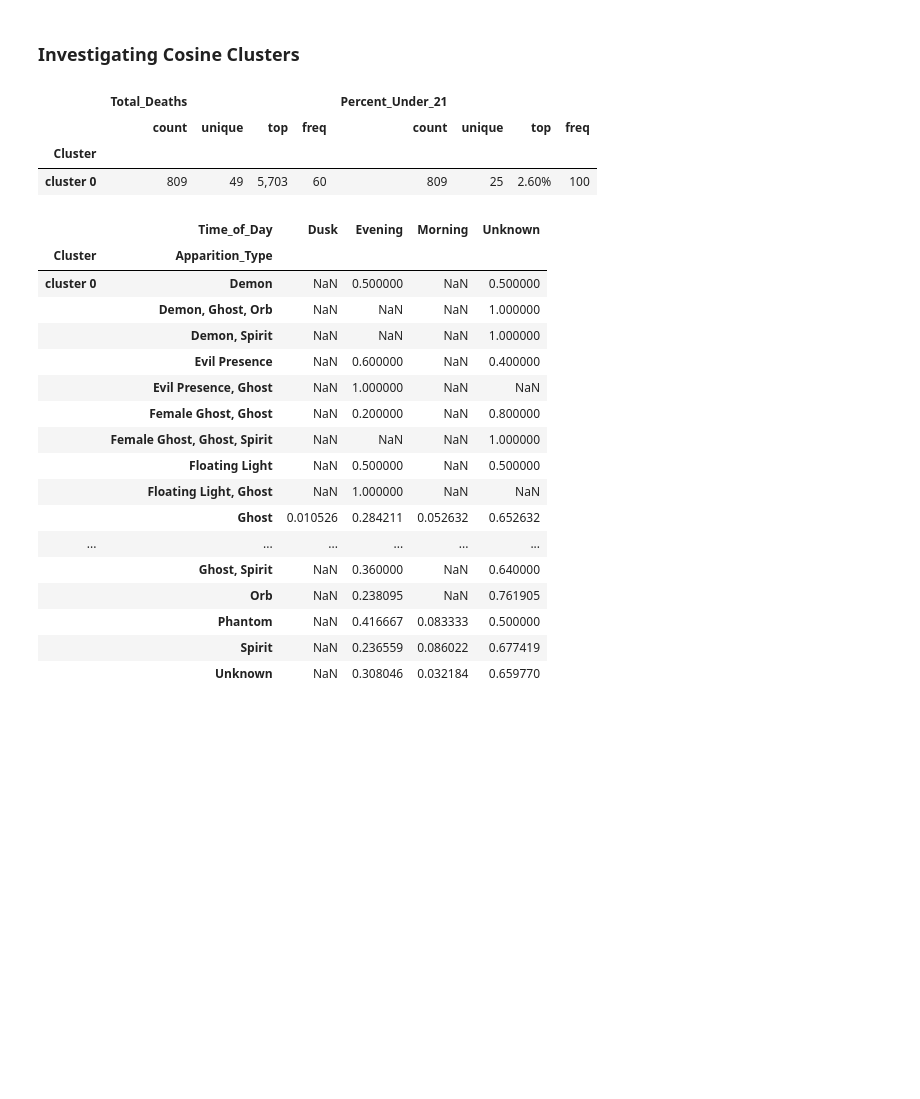
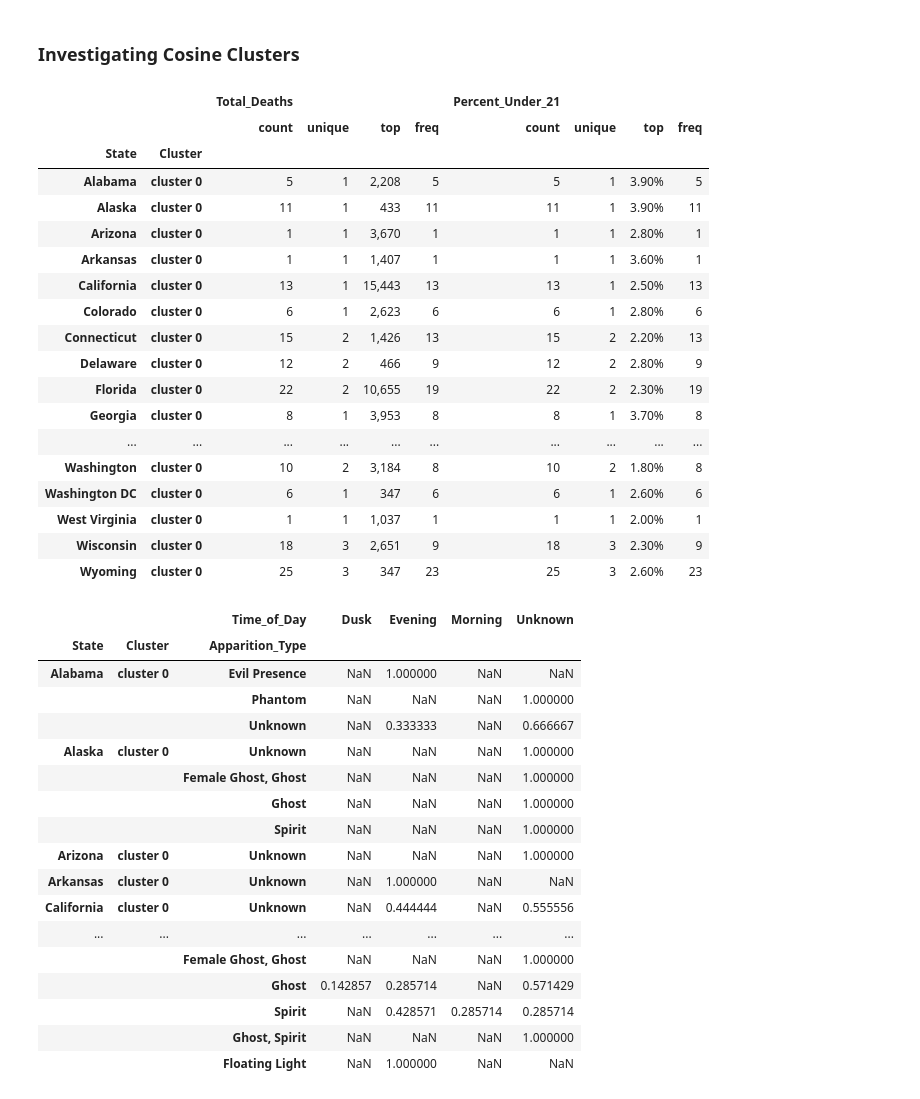
Before and after one commit to dgottschalk03/dsci_550_a1, a Jupyter notebook: notebooks/4.04-ss_rm-haunted_places_features-alcohol_cluster.ipynb, the cells around one changed output. Drawn from its saved outputs; the diff is of its cells as text; code cells hidden in the pictures; blank space fills up the shorter version.

Commit message:
Updated clustering notebook with new features

```diff
--- a/notebooks/4.04-ss_rm-haunted_places_features-alcohol_cluster.ipynb
+++ b/notebooks/4.04-ss_rm-haunted_places_features-alcohol_cluster.ipynb
@@ -55,6 +56,14 @@ final_selected_indices = apparition_indices + low_light_indices + high_light_ind
 # print(final_selected_indices)
 # %% [markdown]
 # Jaccard
+# %%
+import pandas as pd
+
+# Display all rows and columns
+pd.set_option('display.max_rows', None)  # Show all rows
+pd.set_option('display.max_columns', None)  # Show all columns
+pd.set_option('display.max_colwidth', None)  # Show full text in each cell
+pd.set_option('display.expand_frame_repr', False)  # Prevent wrapping
 # %%
 import pandas as pd
 import os
@@ -212,30 +309,45 @@ df["Cluster"] = df.index.map(cluster_labels)
 # %% [markdown]
 ### Investigating Cosine Clusters
 # %%
-df.groupby('Cluster')[['Total_Deaths', 'Percent_Under_21']].describe()
+df.groupby(['State', 'Cluster'])[['Total_Deaths', 'Percent_Under_21']].describe()
 # %% [output]
-|  | Total_Deaths |  |  |  | Percent_Under_21 |  |  |  |
-|  | count | unique | top | freq | count | unique | top | freq |
-| Cluster |  |  |  |  |  |  |  |  |
-| cluster 0 | 809 | 49 | 5,703 | 60 | 809 | 25 | 2.60% | 100 |
+|  |  | Total_Deaths |  |  |  | Percent_Under_21 |  |  |  |
+|  |  | count | unique | top | freq | count | unique | top | freq |
+| State | Cluster |  |  |  |  |  |  |  |  |
+| Alabama | cluster 0 | 5 | 1 | 2,208 | 5 | 5 | 1 | 3.90% | 5 |
+| Alaska | cluster 0 | 11 | 1 | 433 | 11 | 11 | 1 | 3.90% | 11 |
+| Arizona | cluster 0 | 1 | 1 | 3,670 | 1 | 1 | 1 | 2.80% | 1 |
+| Arkansas | cluster 0 | 1 | 1 | 1,407 | 1 | 1 | 1 | 3.60% | 1 |
+| California | cluster 0 | 13 | 1 | 15,443 | 13 | 13 | 1 | 2.50% | 13 |
+| Colorado | cluster 0 | 6 | 1 | 2,623 | 6 | 6 | 1 | 2.80% | 6 |
+| Connecticut | cluster 0 | 15 | 2 | 1,426 | 13 | 15 | 2 | 2.20% | 13 |
+| Delaware | cluster 0 | 12 | 2 | 466 | 9 | 12 | 2 | 2.80% | 9 |
+| Florida | cluster 0 | 22 | 2 | 10,655 | 19 | 22 | 2 | 2.30% | 19 |
+| Georgia | cluster 0 | 8 | 1 | 3,953 | 8 | 8 | 1 | 3.70% | 8 |
+| ... | ... | ... | ... | ... | ... | ... | ... | ... | ... |
+| Washington | cluster 0 | 10 | 2 | 3,184 | 8 | 10 | 2 | 1.80% | 8 |
+| Washington DC | cluster 0 | 6 | 1 | 347 | 6 | 6 | 1 | 2.60% | 6 |
+| West Virginia | cluster 0 | 1 | 1 | 1,037 | 1 | 1 | 1 | 2.00% | 1 |
+| Wisconsin | cluster 0 | 18 | 3 | 2,651 | 9 | 18 | 3 | 2.30% | 9 |
+| Wyoming | cluster 0 | 25 | 3 | 347 | 23 | 25 | 3 | 2.60% | 23 |
 # %%
-df.groupby(['Cluster', 'Apparition_Type'])['Time_of_Day'].value_counts(normalize=True).unstack()
+df.groupby(['State', 'Cluster', 'Apparition_Type'])['Time_of_Day'].value_counts(normalize=True).unstack()
 # %% [output]
-|  | Time_of_Day | Dusk | Evening | Morning | Unknown |
-| Cluster | Apparition_Type |  |  |  |  |
-| cluster 0 | Demon | NaN | 0.500000 | NaN | 0.500000 |
-|  | Demon, Ghost, Orb | NaN | NaN | NaN | 1.000000 |
-|  | Demon, Spirit | NaN | NaN | NaN | 1.000000 |
-|  | Evil Presence | NaN | 0.600000 | NaN | 0.400000 |
-|  | Evil Presence, Ghost | NaN | 1.000000 | NaN | NaN |
-|  | Female Ghost, Ghost | NaN | 0.200000 | NaN | 0.800000 |
-|  | Female Ghost, Ghost, Spirit | NaN | NaN | NaN | 1.000000 |
-|  | Floating Light | NaN | 0.500000 | NaN | 0.500000 |
-|  | Floating Light, Ghost | NaN | 1.000000 | NaN | NaN |
-|  | Ghost | 0.010526 | 0.284211 | 0.052632 | 0.652632 |
-| ... | ... | ... | ... | ... | ... |
-|  | Ghost, Spirit | NaN | 0.360000 | NaN | 0.640000 |
-|  | Orb | NaN | 0.238095 | NaN | 0.761905 |
-|  | Phantom | NaN | 0.416667 | 0.083333 | 0.500000 |
-|  | Spirit | NaN | 0.236559 | 0.086022 | 0.677419 |
-|  | Unknown | NaN | 0.308046 | 0.032184 | 0.659770 |
+|  |  | Time_of_Day | Dusk | Evening | Morning | Unknown |
+| State | Cluster | Apparition_Type |  |  |  |  |
+| Alabama | cluster 0 | Evil Presence | NaN | 1.000000 | NaN | NaN |
+|  |  | Phantom | NaN | NaN | NaN | 1.000000 |
+|  |  | Unknown | NaN | 0.333333 | NaN | 0.666667 |
+| Alaska | cluster 0 | Unknown | NaN | NaN | NaN | 1.000000 |
+|  |  | Female Ghost, Ghost | NaN | NaN | NaN | 1.000000 |
+|  |  | Ghost | NaN | NaN | NaN | 1.000000 |
+|  |  | Spirit | NaN | NaN | NaN | 1.000000 |
+| Arizona | cluster 0 | Unknown | NaN | NaN | NaN | 1.000000 |
+| Arkansas | cluster 0 | Unknown | NaN | 1.000000 | NaN | NaN |
+| California | cluster 0 | Unknown | NaN | 0.444444 | NaN | 0.555556 |
+| ... | ... | ... | ... | ... | ... | ... |
+|  |  | Female Ghost, Ghost | NaN | NaN | NaN | 1.000000 |
+|  |  | Ghost | 0.142857 | 0.285714 | NaN | 0.571429 |
+|  |  | Spirit | NaN | 0.428571 | 0.285714 | 0.285714 |
+|  |  | Ghost, Spirit | NaN | NaN | NaN | 1.000000 |
+|  |  | Floating Light | NaN | 1.000000 | NaN | NaN |
```
Also changed, not shown: parts of 11 cells of this notebook.
